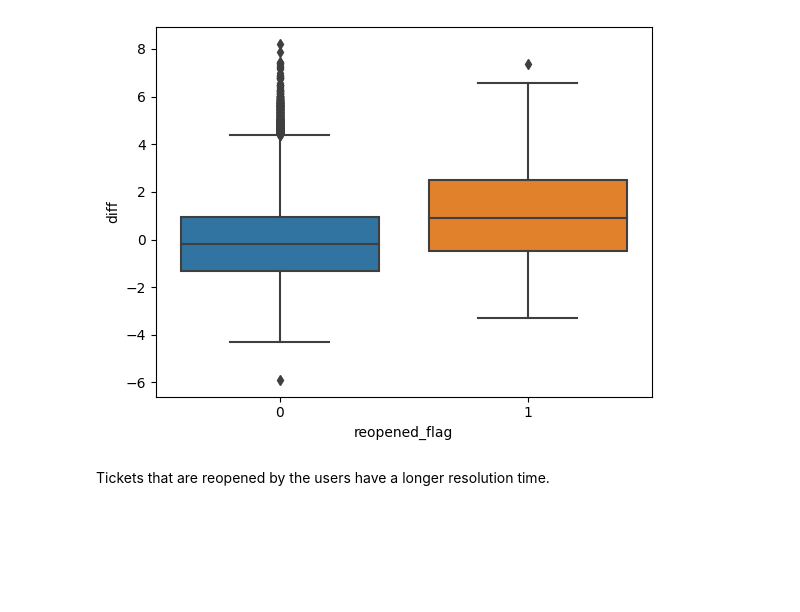
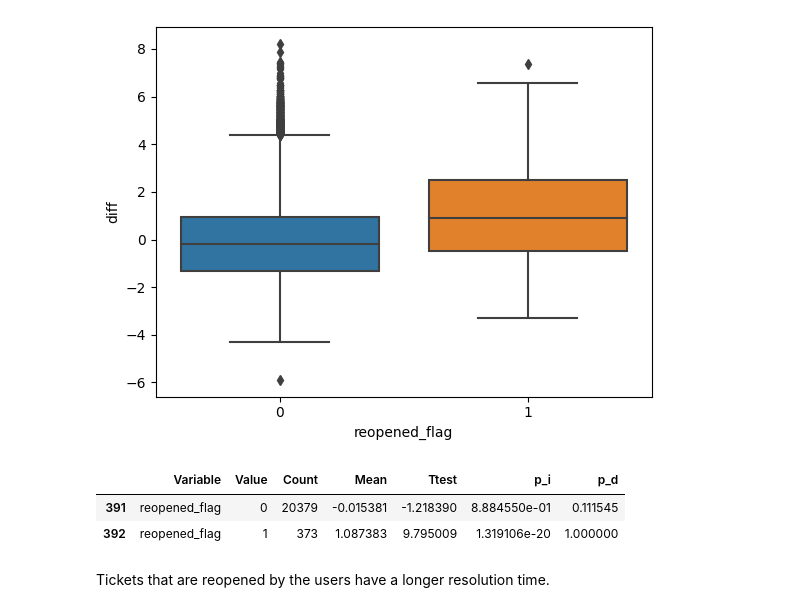
Before and after one commit to BartLeplae/IncidentTicketAnalysis, a Jupyter notebook: IncidentTicketAnalysis.ipynb, the cells around one changed output. Cells and saved outputs as stored; diff of their text form; code cells hidden in the pictures; blank space fills up the shorter version.

```diff
--- a/IncidentTicketAnalysis.ipynb
+++ b/IncidentTicketAnalysis.ipynb
@@ -215,5 +244,11 @@ sns.boxplot(data=df,x="reopened_flag", y="diff")
 # %% [output]
 <AxesSubplot:xlabel='reopened_flag', ylabel='diff'>
 [figure]
+# %%
+df_col_values_analysis[df_col_values_analysis["Variable"]=="reopened_flag"]
+# %% [output]
+|  | Variable | Value | Count | Mean | Ttest | p_i | p_d |
+| 391 | reopened_flag | 0 | 20379 | -0.015381 | -1.218390 | 8.884550e-01 | 0.111545 |
+| 392 | reopened_flag | 1 | 373 | 1.087383 | 9.795009 | 1.319106e-20 | 1.000000 |
 # %% [markdown]
 Tickets that are reopened by the users have a longer resolution time.
```
Also changed, not shown: parts of 7 cells of this notebook, 8 other files.
